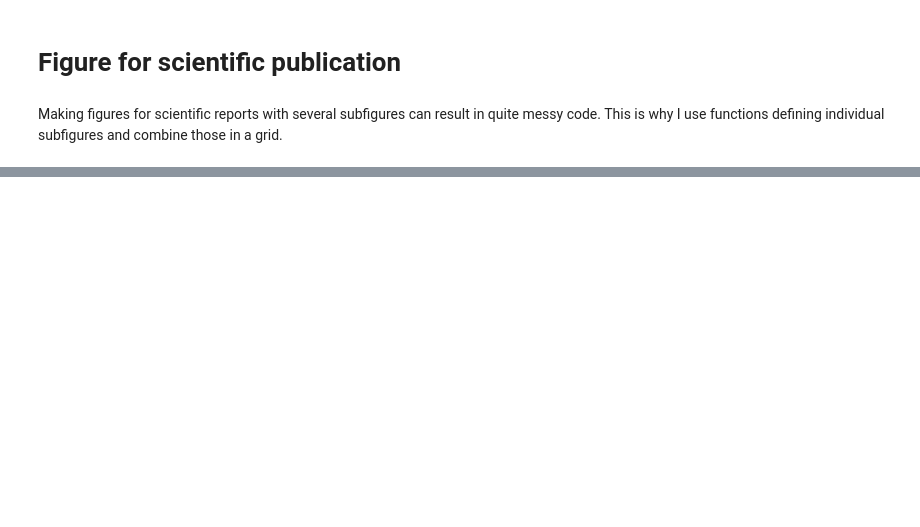
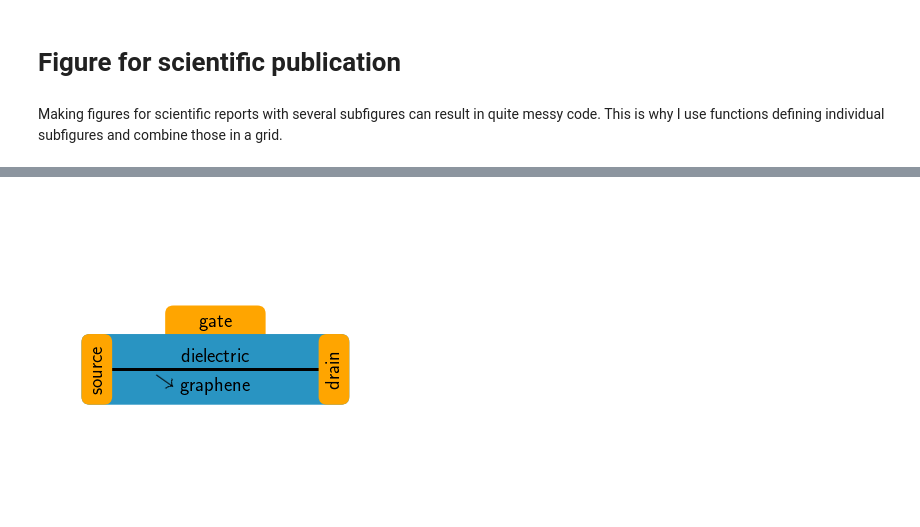
Before and after one commit to HiskeOverweg/plottingRoutine, a Jupyter notebook: figure.ipynb, the cells around one changed output, grey strips where cells are left out. Drawn from its saved outputs; the diff is of its cells as text; code cells hidden in the pictures; blank space fills up the shorter version.

```diff
--- a/figure.ipynb
+++ b/figure.ipynb
@@ -86,3 +15,95 @@ sub1(ax)
+# %%
+def range_brace(x_min, x_max, mid=0.75,
+                beta1=50.0, beta2=100.0, height=1,
+                initial_divisions=11, resolution_factor=1.5):
+    # determine x0 adaptively values using second derivitive
+    # could be replaced with less snazzy:
+    #   x0 = np.arange(0, 0.5, .001)
+    x0 = np.array(())
+    tmpx = np.linspace(0, 0.5, initial_divisions)
+    tmp = beta1**2 * (np.exp(beta1*tmpx)) * (1-np.exp(beta1*tmpx)) / .power((1+np.exp(beta1*tmpx)),3)
+    tmp += beta2**2 * (np.exp(beta2*(tmpx-0.5))) * (1-np.exp(beta2*(tmpx-0.5))) / np.power((1+np.exp(beta2*(tmpx-0.5))),3)
+    for i in range(0, len(tmpx)-1):
+        t = int(np.ceil(resolution_factor*max(NP.abs(tmp[i:i+2]))/float(initial_divisions)))
+        x0 = NP.append(x0, NP.linspace(tmpx[i],tmpx[i+1],t))
+    x0 = NP.sort(NP.unique(x0)) # sort and remove dups
+    # half brace using sum of two logistic functions
+    y0 = mid*2*((1/(1.+NP.exp(-1*beta1*x0)))-0.5)
+    y0 += (1-mid)*2*(1/(1.+NP.exp(-1*beta2*(x0-0.5))))
+    # concat and scale x
+    x = NP.concatenate((x0, 1-x0[::-1])) * float((x_max-x_min)) + x_min
+    y = NP.concatenate((y0, y0[::-1])) * float(height)
+    return (x,y)
+
+def sub1(ax):
+    import matplotlib.patches as mpatches
+    plt.xlim([0,1])
+    plt.ylim([0,1])
+    x0 = 0.05
+    y0 = 0.3
+    width = 0.9
+    height = 0.2
+    cwidth=0.05
+    gwidth = 0.3
+    gheight = 0.075
+    patches = []
+    bncolor= (41/255,148/255,194/255)
+    pad = 0.03
+    bs = mpatches.BoxStyle("Round", pad=pad)
+    dielectric = mpatches.FancyBboxPatch([x0,y0],width, height, boxstyle=bs,
+                                         fc=bncolor,ec='none',zorder=3)
+    plt.text(x0+0.5*width,y0+0.75*height,'dielectric',horizontalalignment='center',
+            verticalalignment='center')
+    patches.append(dielectric)
+
+    plt.plot([x0,x0+width],[y0+height*0.5,y0+height*0.5],color='k',linewidth=3,zorder=4)
+    plt.text(x0+0.23*width,y0+0.22*height,r'$\rightarrow$',size=24,rotation=-35)
+    plt.text(x0+0.5*width,y0+0.2*height,'graphene',horizontalalignment='center',
+            verticalalignment='center')
+    source = mpatches.FancyBboxPatch([x0,y0],cwidth, height, boxstyle=bs,
+                                     fc='orange',ec='none',zorder=5)
+    plt.text(x0+0.5*cwidth,y0+0.5*height,'source',rotation=90,horizontalalignment='center',
+            verticalalignment='center',zorder=6)
+    patches.append(source)
+    drain = mpatches.FancyBboxPatch([x0+width-cwidth,y0],cwidth, height, boxstyle = bs,
+                                    fc='orange',ec='none',zorder=5)
+    plt.text(x0+width-0.5*cwidth,y0+0.5*height,'drain',rotation=90,horizontalalignment='center',
+            verticalalignment='center',zorder=6)
+    patches.append(drain)
+
+    gate = mpatches.FancyBboxPatch([x0+0.5*(width-gwidth),y0+height+pad],gwidth, gheight, boxstyle=bs,
+                                   fc='orange',ec='none',zorder=2)
+    plt.text(x0+0.5*width,y0+height+pad+0.6*gheight,'gate',horizontalalignment='center',
+            verticalalignment='center')
+    patches.append(gate)
+
+
+
+
+    for p in patches:
+        ax.add_patch(p)
+    plt.axis('off')
+#     plt.plot([0.1,0.9],[0.175,0.175],color='k',linewidth=2,zorder=5)
+
+#     fs = 16
+#     plt.text(0.5,0.65,'CH',fontsize=fs,zorder=8,horizontalalignment='center')
+#     plt.text(0.2,0.36,'SG',fontsize=fs,zorder=8,horizontalalignment='center')
+#     plt.text(0.8,0.36,'SG',fontsize=fs,zorder=8,horizontalalignment='center')
+#     plt.text(0.2,0.55,r'Al$_\mathsf{2}$O$_\mathsf{3}$',zorder=8,horizontalalignment='center')
+#     plt.text(0.24,0.08,r'$\uparrow$',fontsize=fs,color='w',zorder=8,horizontalalignment='center')
+#     plt.text(0.5,0.075,r'graphene layer',fontsize=fs,color='w',zorder=8,horizontalalignment='center')
+#     plt.text(0.5,-0.05,'BG',fontsize=fs,color='w',zorder=8,horizontalalignment='center')
+#     plt.text(0.5,0.2,'boron nitride',fontsize=fs,color='w',zorder=8,horizontalalignment='center')
+
+
+
+
+fig = plt.figure()
+fig.set_size_inches(5,5)
+ax = fig.add_subplot(111)
+sub1(ax)
+# %% [output]
+[figure, added]
 # %%
 def sub2(ax):
     import AFM
```
Also changed, not shown: parts of 7 cells of this notebook.
